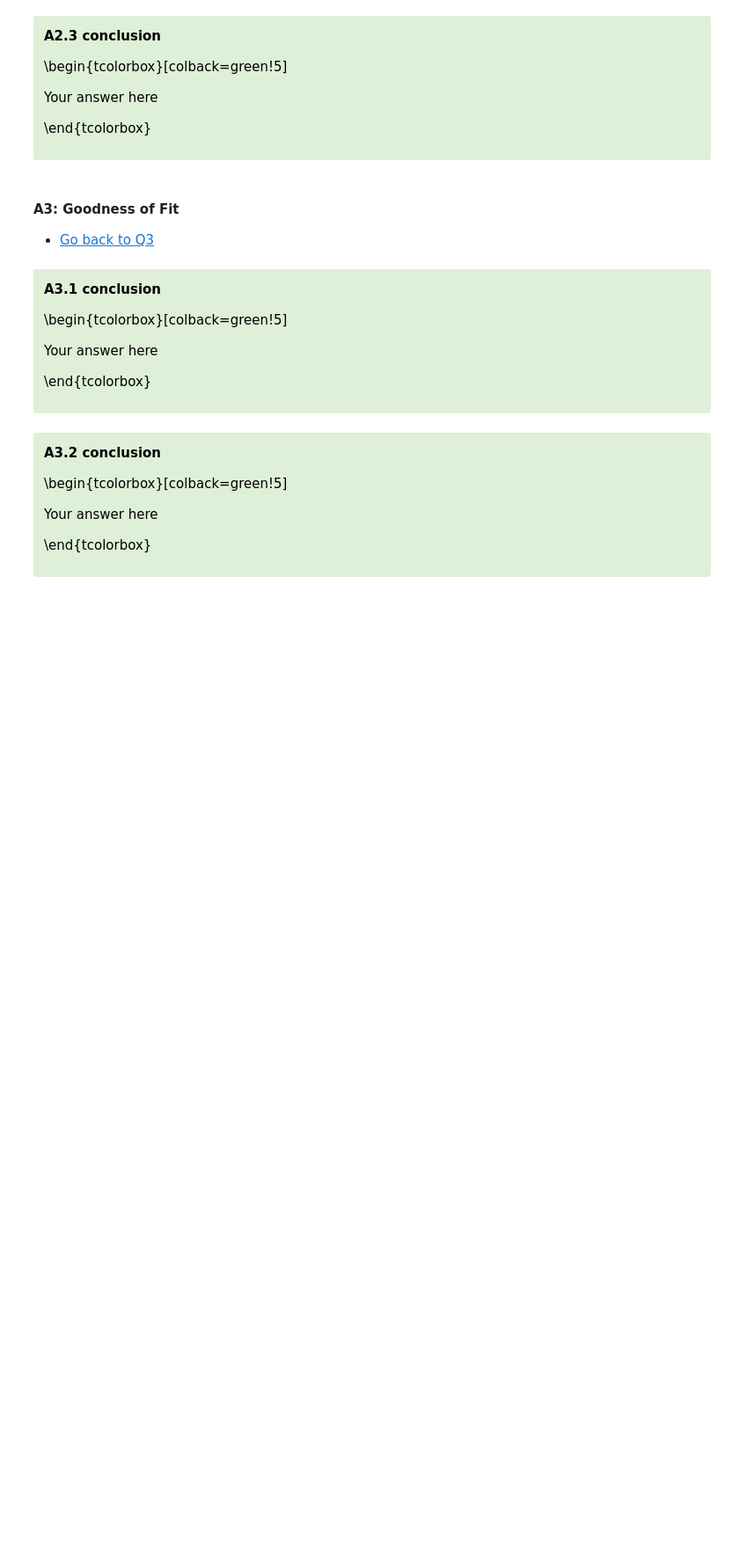
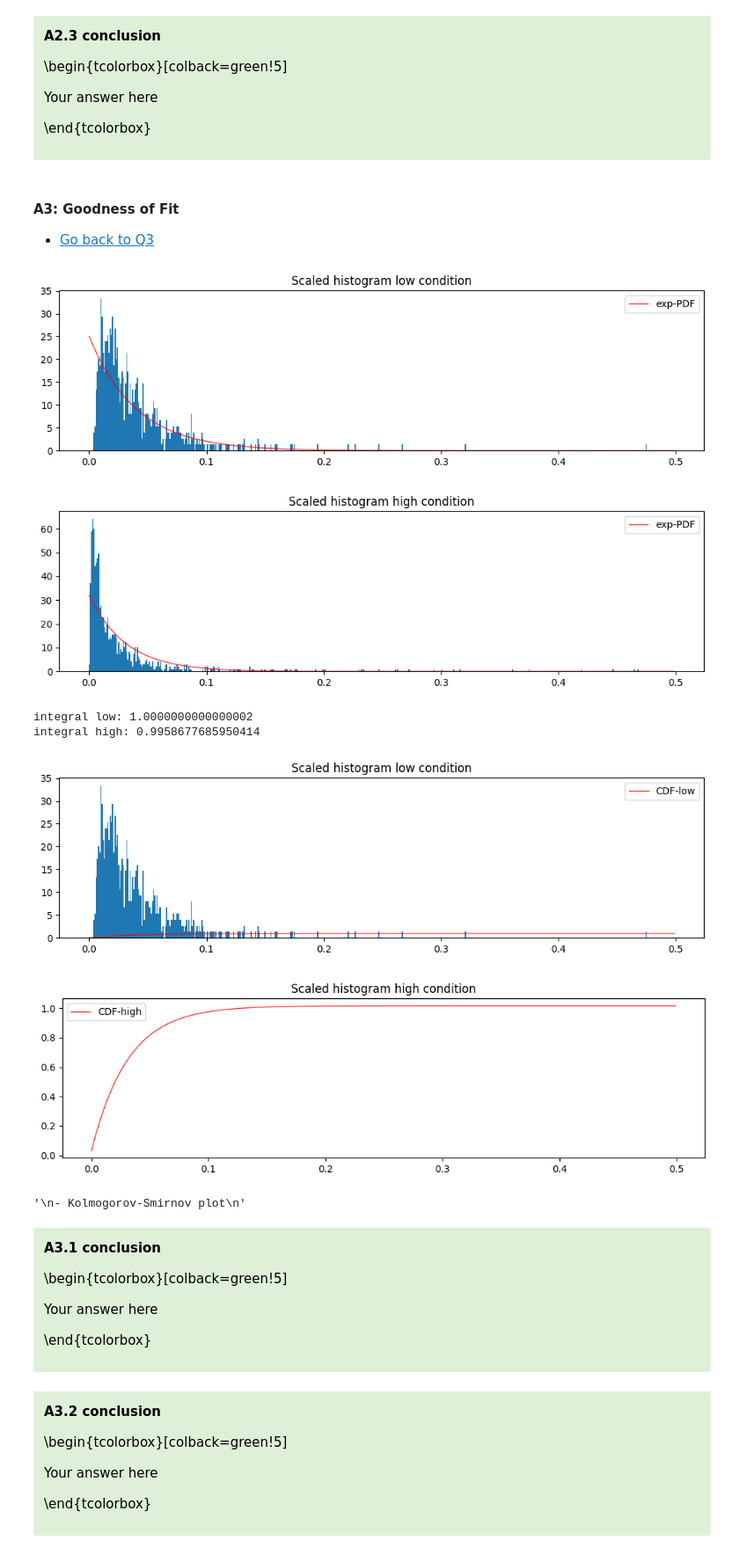
Before and after one commit to cesarz10/Computational-Neurophysiology-Lab, a Jupyter notebook: Lab_4/Module2_Ex2_12.ipynb, the cells around one changed output. Shown at 88% size. Cells and saved outputs as stored; diff of their text form; code cells hidden in the pictures; blank space fills up the shorter version.

```diff
--- a/Lab_4/Module2_Ex2_12.ipynb
+++ b/Lab_4/Module2_Ex2_12.ipynb
@@ -514,46 +521,71 @@ Your answer here
 - Compare the expected proportion of ISIs for a Poisson process to the actual ISI histograms we observe -> conclusion?
 '''
 
+# low condition
+exp_pdf_low = [(max_idx_low * exp(-max_idx_low * x)) for x in bin_edges[:-1]]
+plt.bar(bin_edges[:-1], prob_density_low, width=bin_size)
+plt.plot(bin_edges[:-1], exp_pdf_low, label="exp-PDF", color='r', alpha=0.8, linewidth=1)
+plt.legend()
+plt.title("Scaled histogram low condition")
+plt.show()
 
+# high condition
+exp_pdf_high = [(max_idx_high * exp(-max_idx_high * x)) for x in bin_edges[:-1]]
+plt.bar(bin_edges[:-1], prob_density_high, width=bin_size)
+plt.plot(bin_edges[:-1], exp_pdf_high, label="exp-PDF", color='r', alpha=0.8, linewidth=1)
+plt.legend()
+plt.title("Scaled histogram high condition")
+plt.show()
 
-# prob_density_low = freqs_low / N_low / bin_size
-# lambda_low = 33
-# exp_pdf_low = [(lambda_low * exp(-lambda_low * x)) for x in bin_edges[:-1]]
+print(f"integral low: {sum(prob_density_low) * 0.001}\nintegral high: {sum(prob_density_high) * 0.001}")
 
-# log_likelihood_low = len(ISI_low) * log(lambda_arr) - lambda_arr * sum(ISI_low) # from 1 so we exclude the 0 value from the logarithm
-# max_idx_low = np.where(log_likelihood_low ==  max(log_likelihood_low))[0][0]
-# max_likelihood_lambda_low = log_likelihood_low[max_idx_low]
-
-# Your Code Goes Here
 # Check the integral (sum of all y-values *dt=1)
 
 
 
 ######################
 ##  Q3.2 solution   ##
 ######################
 
 '''
 - Compute and plot the CDF together with the empirical values
 - Evaluate how well the model fits the empirical data -> for both conditions
 - Compare CDF models according to its light condition
 '''
 
 # for low light condition
-
-
+CDF_exp_low = cumsum(exp_pdf_low) * 0.001
+plt.bar(bin_edges[:-1], prob_density_low, width=bin_size)
+plt.plot(bin_edges[:-1], CDF_exp_low, label="CDF-low", color='r', alpha=0.8, linewidth=1)
+plt.legend()
+plt.title("Scaled histogram low condition")
+plt.show()
 
 # for high light condition
-
+CDF_exp_high = cumsum(exp_pdf_high) * 0.001
+# plt.bar(bin_edges[:-1], prob_density_high, width=bin_size)
+plt.plot()
+plt.plot(bin_edges[:-1], CDF_exp_high, label="CDF-high", color='r', alpha=0.8, linewidth=1)
+plt.legend()
+plt.title("Scaled histogram high condition")
+plt.show()
 
 
 ######################
 ##  Q3.3 solution   ##
 ######################
 
 '''
 - Kolmogorov-Smirnov plot
 '''
+# %% [output]
+[figure, added]
+[figure, added]
+integral low: 1.0000000000000002
+integral high: 0.9958677685950414
+[figure, added]
+[figure, added]
+'\n- Kolmogorov-Smirnov plot\n'
 # %% [markdown]
 <div class="alert alert-success">
 <span style="color:black">
```
Also changed, not shown: parts of 2 cells of this notebook.
